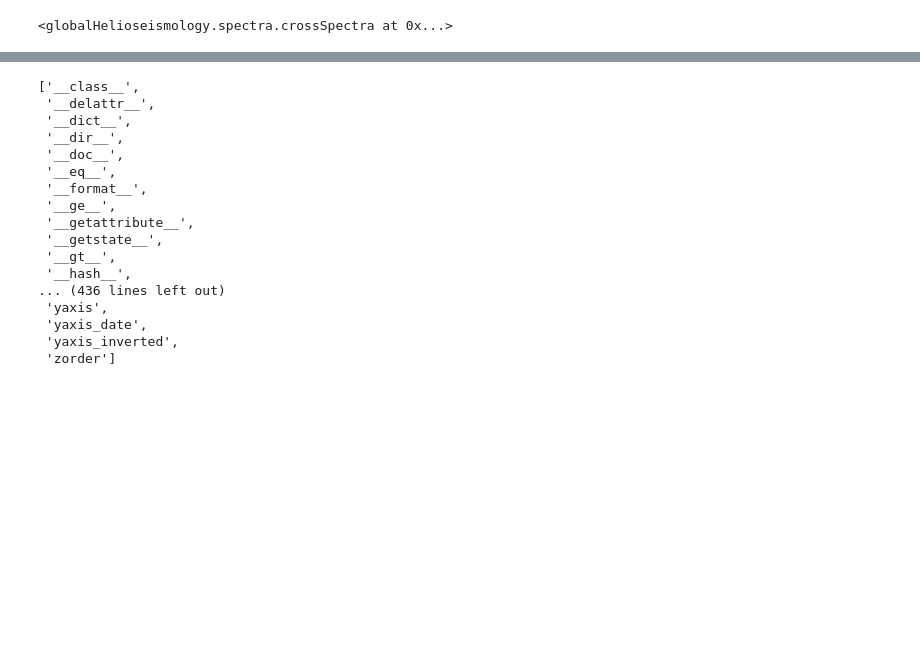
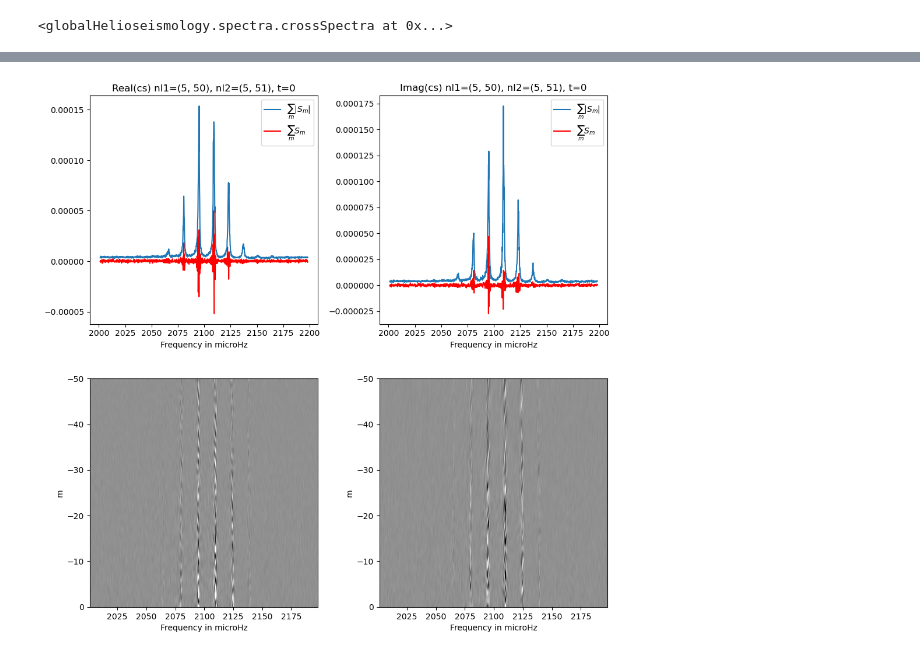
Before and after one commit to samarth-kashyap/globalHelioseismology, a Jupyter notebook: notebooks/cross-spectra.ipynb, the cells around one changed output, grey strips where cells are left out. Drawn from its saved outputs; the diff is of its cells as text; code cells hidden in the pictures; blank space fills up the shorter version.

```diff
--- a/notebooks/cross-spectra.ipynb
+++ b/notebooks/cross-spectra.ipynb
@@ -88,20 +101,44 @@ plt.show()
-# %%
-dir(axs[0])
-# %% [output]
-['__class__',
- '__delattr__',
- '__dict__',
- '__dir__',
- '__doc__',
- '__eq__',
- '__format__',
- '__ge__',
- '__getattribute__',
- '__getstate__',
- '__gt__',
- '__hash__',
-... (436 lines left out)
- 'yaxis',
- 'yaxis_date',
- 'yaxis_inverted',
- 'zorder']
+# %%
+if abs(t)>0:
+    suffix = f"{n1:02d}.{ell1:03d}-{n2:02d}.{ell2:03d}_{abs(t):03d}.npy"
+else:
+    suffix = f"{n1:02d}.{ell1:03d}-{n2:02d}.{ell2:03d}.npy"
+csn = np.load(f"/scratch/g.samarth/globalHelioseismology/csdata_{n1:02d}/csm_data_{suffix}")
+freqp = cs.freq_n[0]
+
+fig, axs = plt.subplots(nrows=2, ncols=2, figsize=(10, 10))
+axs = axs.flatten()
+axs[0].plot(freqp, abs(csn.real).sum(axis=0), label='$\sum_m |S_m|$')
+axs[0].plot(freqp, csn.real.sum(axis=0), 'r', label='$\sum_m S_m$')
+axs[0].set_xlabel('Frequency in microHz')
+axs[0].set_title(f'Real(cs) nl1=({n1}, {ell1}), nl2=({n2}, {ell2}), t={t}')
+axs[0].ticklabel_format(axis='y', style='sci', useOffset=False)
+axs[0].set_aspect(1.0/axs[0].get_data_ratio())
+axs[0].legend()
+
+axs[1].plot(freqp, abs(csn.imag).sum(axis=0), label='$\sum_m |S_m|$')
+axs[1].plot(freqp, csn.imag.sum(axis=0), 'r', label='$\sum_m S_m$')
+axs[1].set_xlabel('Frequency in microHz')
+axs[1].set_title(f'Imag(cs) nl1=({n1}, {ell1}), nl2=({n2}, {ell2}), t={t}')
+axs[1].ticklabel_format(axis='y', style='sci', useOffset=False)
+axs[1].set_aspect(1.0/axs[1].get_data_ratio())
+axs[1].legend()
+
+fac = 5.
+vmaxr, vminr = csp.real.max()/fac, csp.real.min()/fac
+vmaxi, vmini = csp.imag.max()/fac, csp.imag.min()/fac
+freqdiff = freqp.max() - freqp.min()
+aspectrat = freqdiff/ell1
+axs[2].imshow(csp.real, cmap='gray', aspect=aspectrat, vmax=vmaxi, vmin=vmini,
+             extent=[freqp.min(), freqp.max(), 0, -ell1], interpolation='bessel')
+axs[2].set_xlabel('Frequency in microHz')
+axs[2].set_ylabel('m')
+
+axs[3].imshow(csp.imag, cmap='gray', aspect=aspectrat, vmax=vmaxi, vmin=vmini,
+             extent=[freqp.min(), freqp.max(), 0, -ell1], interpolation='bessel')
+axs[3].set_xlabel('Frequency in microHz')
+axs[3].set_ylabel('m')
+plt.tight_layout()
+plt.show()
+# %% [output]
+[figure, added]
```
Also changed, not shown: parts of 2 cells of this notebook.
